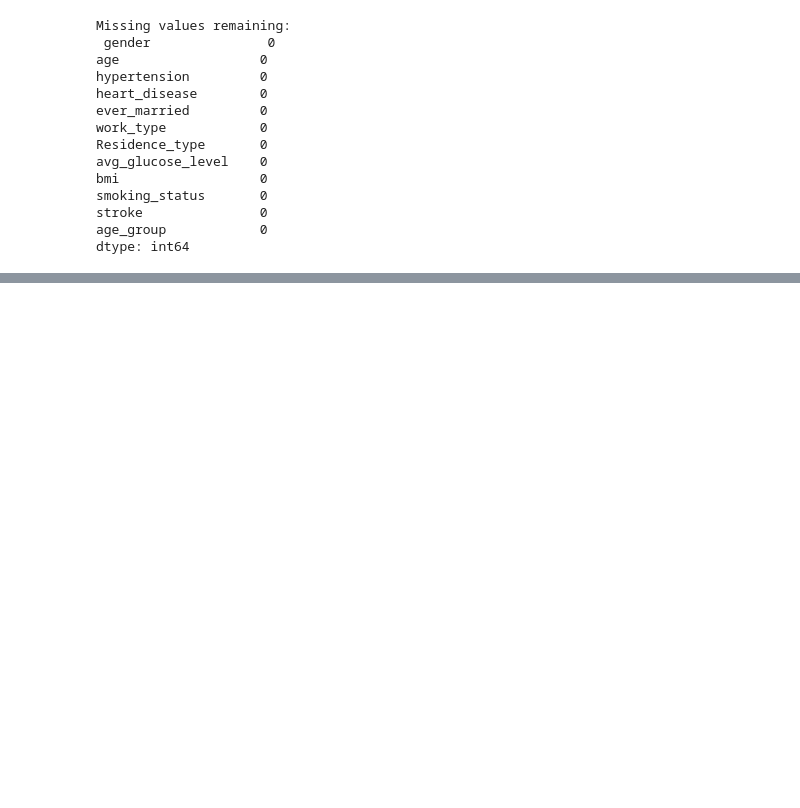
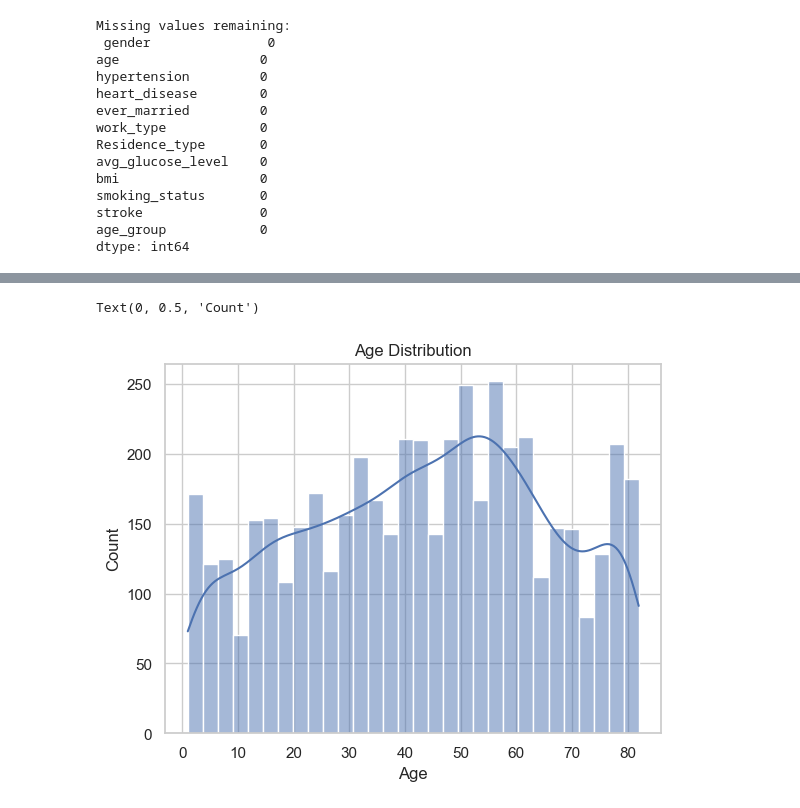
Before and after one commit to mazen4bs/stoke-prediction-machine-learning, a Jupyter notebook: stroke prediction/notebooks/stroke_analysis_phase1.ipynb, the cells around one changed output, grey strips where cells are left out. Cells and saved outputs as stored; diff of their text form; code cells hidden in the pictures; blank space fills up the shorter version.

```diff
--- a/stroke prediction/notebooks/stroke_analysis_phase1.ipynb
+++ b/stroke prediction/notebooks/stroke_analysis_phase1.ipynb
@@ -1001,0 +1019,9 @@ dtype: int64
+# %%
+df_clean = df_clean[df_clean['age'] >= 1]
+sns.histplot(df_clean['age'], kde=True, bins=30)
+plt.title('Age Distribution')
+plt.xlabel('Age')
+plt.ylabel('Count')
+# %% [output]
+Text(0, 0.5, 'Count')
+[figure, added]
```
Also changed, not shown: parts of 13 cells of this notebook, 20 other files.
